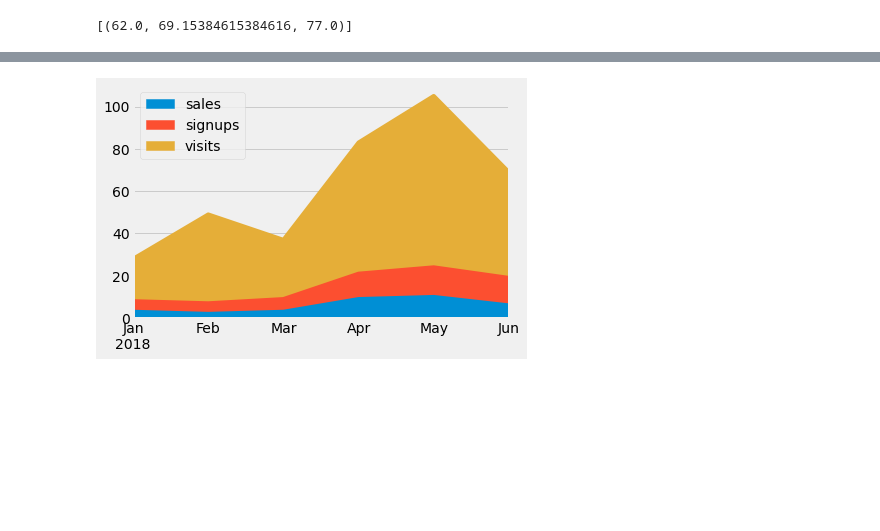
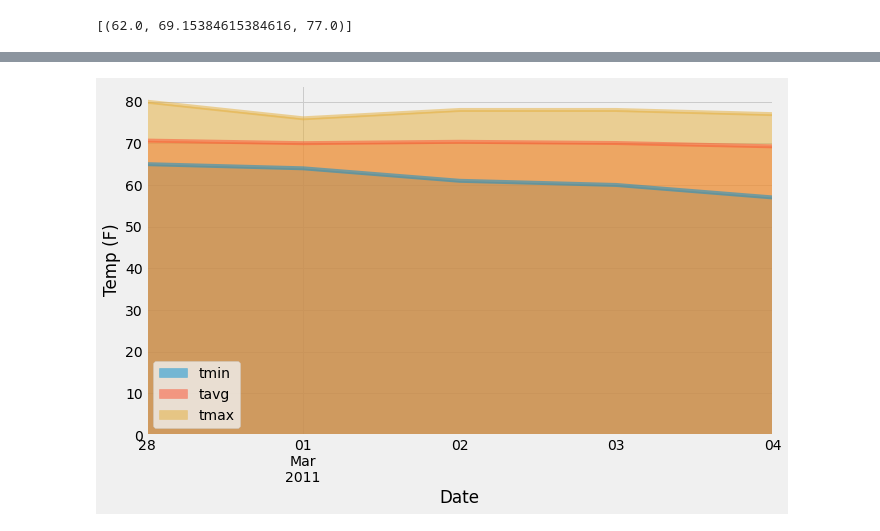
Before and after one commit to rjyobal/sqlalchemy-challenge, a Jupyter notebook: climate_starter.ipynb, the cells around one changed output, grey strips where cells are left out. Drawn from its saved outputs; the diff is of its cells as text; code cells hidden in the pictures; blank space fills up the shorter version.

```diff
--- a/climate_starter.ipynb
+++ b/climate_starter.ipynb
@@ -365,9 +366,7 @@ daily_normals("01-01")
 # push each tuple of calculations into a list called `normals`
 
 # Set the start and end date of the trip
-
+sdate=date(2011,2,28)
+edate=date(2011,3,5)
 # Use the start and end date to create a range of dates
-
-# Stip off the year and save a list of %m-%d strings
-
-# Loop through the list of %m-%d strings and calculate the normals for each date
+trip_dates = pd.date_range(sdate,edate-timedelta(days=1),freq='d')
@@ -373,0 +379,18 @@ daily_normals("01-01")
+# %%
+# Stip off the year and save a list of %m-%d strings
+# Loop through the list of %m-%d strings and calculate the normals for each date
+tmin=[]
+tavg=[]
+tmax=[]
+for date in trip_dates:
+    md = date.strftime("%m-%d")
+    print(daily_normals(md))
+    dm = daily_normals(md)
+    for value in dm:
+        print(value[0])
+        tmin.append(value[0])
+        tavg.append(value[1])
+        tmax.append(value[2])
+print(tmin)
+print(tavg)
+print(tmax)
@@ -374,2 +411,14 @@ daily_normals("01-01")
 # %%
 # Load the previous query results into a Pandas DataFrame and add the `trip_dates` range as the `date` index
+df = pd.DataFrame({
+    'tmin': tmin,
+    'tavg': tavg,
+    'tmax': tmax,
+}, index=trip_dates)
+# Plot the daily normals as an area plot with `stacked=False`
+ax = df.plot.area(stacked=False, figsize=(10,6))
+plt.ylabel('Temp (F)')
+plt.xlabel('Date')
+plt.show()
+# %% [output]
+[figure, added]
@@ -378,10 +424,0 @@ daily_normals("01-01")
-# %%
-df = pd.DataFrame({
-    'sales': [3, 2, 3, 9, 10, 6],
-    'signups': [5, 5, 6, 12, 14, 13],
-    'visits': [20, 42, 28, 62, 81, 50],
-}, index=pd.date_range(start='2018/01/01', end='2018/07/01',
-                       freq='M'))
-ax = df.plot.area()
-# %% [output]
-[figure, removed]
```
Also changed, not shown: parts of 4 cells of this notebook.
